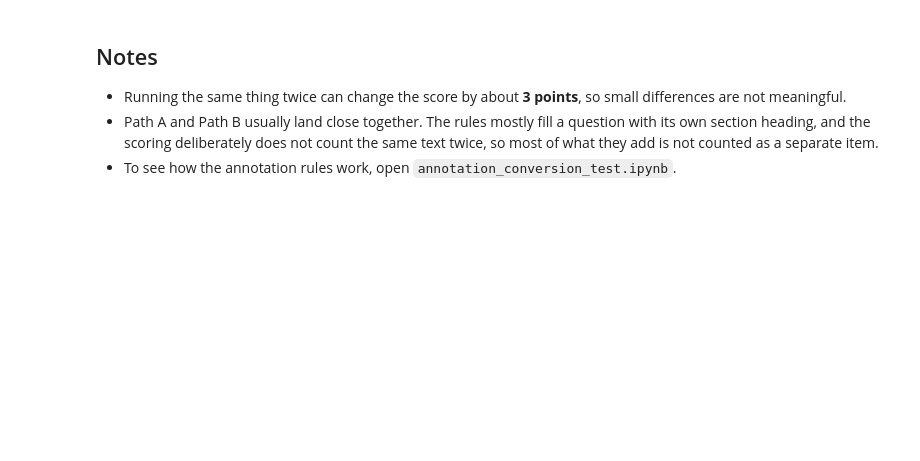
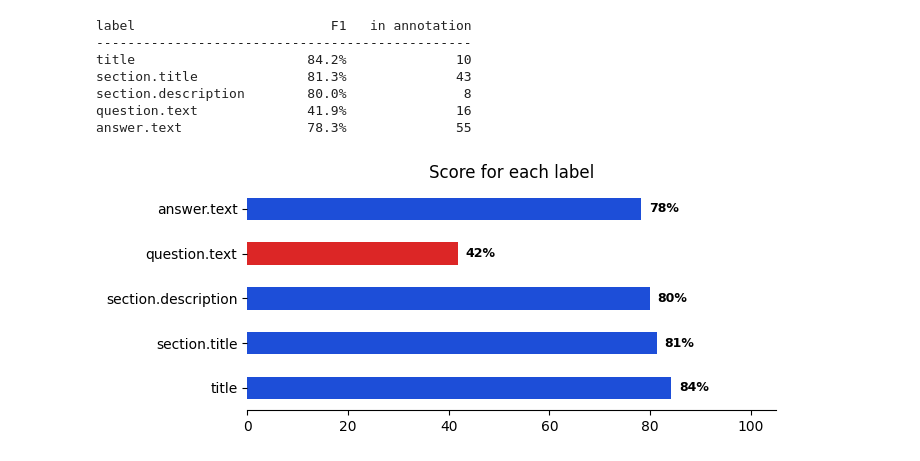
Before and after one commit to fairdataihub/dmpbridge, a Jupyter notebook: notebooks/2-gemma4-e4b-results-pdfplumber.ipynb, the cells around one changed output. Drawn from its saved outputs; the diff is of its cells as text; code cells hidden in the pictures; blank space fills up the shorter version.

```diff
--- a/notebooks/2-gemma4-e4b-results-pdfplumber.ipynb
+++ b/notebooks/2-gemma4-e4b-results-pdfplumber.ipynb
@@ -239,21 +80,0 @@ the score jumps around a lot — one document can move it by tens of points.
-# %%
-fa = compute_f1_rows(conf_a).set_index('label')
-fb = compute_f1_rows(conf_b).set_index('label')
-per_label = pd.DataFrame({'Path A': fa['f1'] * 100, 'Path B': fb['f1'] * 100})
-
-print(f"{'label':<24}{'Path A':>10}{'Path B':>10}{'items':>9}")
-print('-' * 53)
-for lab, row in per_label.iterrows():
-    print(f"{lab:<24}{row['Path A']:>9.1f}%{row['Path B']:>9.1f}%{fa.loc[lab, 'support']:>9}")
-
-ax = per_label.plot(kind='bar', figsize=(8.5, 4.2), width=0.75,
-                    color=[BLUE, GREEN], edgecolor='white')
-ax.set_ylabel('F1 (%)')
-ax.set_xlabel('')
-ax.set_ylim(0, 105)
-ax.set_title(f'{MODEL} — score for each label')
-ax.legend(frameon=False)
-plt.xticks(rotation=15, ha='right')
-sns.despine()
-plt.tight_layout()
-plt.show()
@@ -379,9 +81,27 @@ nothing (extra)         title                        1
-# %% [markdown]
-## Notes
-
-- Running the same thing twice can change the score by about **3 points**, so small
-  differences are not meaningful.
-- Path A and Path B usually land close together. The rules mostly fill a question with
-  its own section heading, and the scoring deliberately does not count the same text
-  twice, so most of what they add is not counted as a separate item.
-- To see how the annotation rules work, open `annotation_conversion_test.ipynb`.
+# %%
+fa = compute_f1_rows(conf_a).set_index('label')
+
+print(f"{'label':<24}{'F1':>8}{'in annotation':>16}")
+print('-' * 48)
+for lab, r in fa.iterrows():
+    print(f"{lab:<24}{r['f1'] * 100:>7.1f}%{int(r['support']):>16}")
+
+ax = (fa['f1'] * 100).plot(kind='barh', figsize=(7, 3),
+                           color=[BLUE if v > 0.5 else '#dc2626' for v in fa['f1']])
+for i, v in enumerate(fa['f1'] * 100):
+    ax.text(v + 1.5, i, f'{v:.0f}%', va='center', fontweight='bold', fontsize=9)
+ax.set_xlim(0, 105)
+ax.set_ylabel('')
+ax.set_title('Score for each label')
+sns.despine(left=True)
+plt.tight_layout()
+plt.show()
+# %% [output]
+label                         F1   in annotation
+------------------------------------------------
+title                      84.2%              10
+section.title              81.3%              43
+section.description        80.0%               8
+question.text              41.9%              16
+answer.text                78.3%              55
+[figure, added]
```
Also changed, not shown: parts of 30 cells of this notebook, 1 other file.
